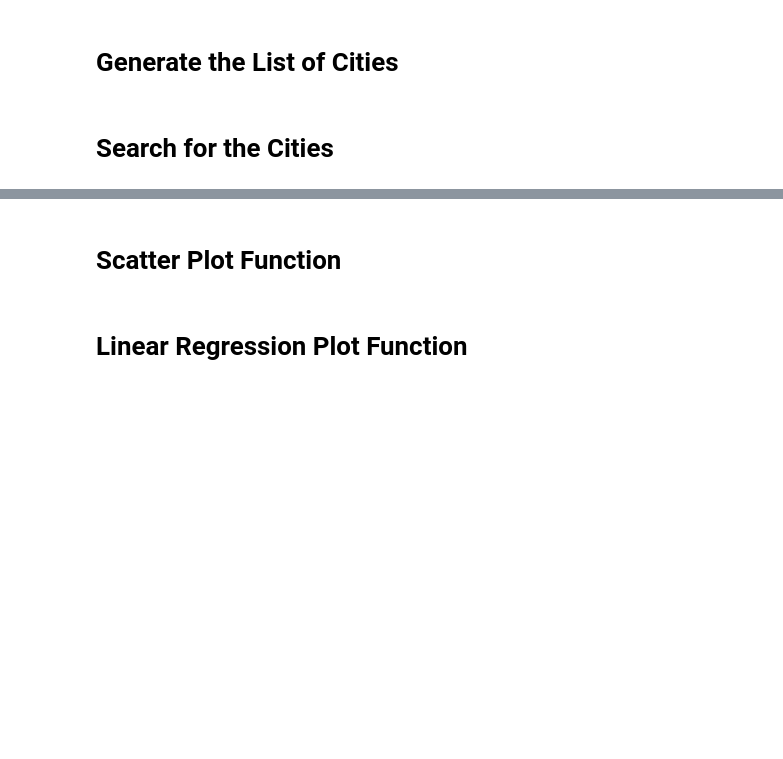
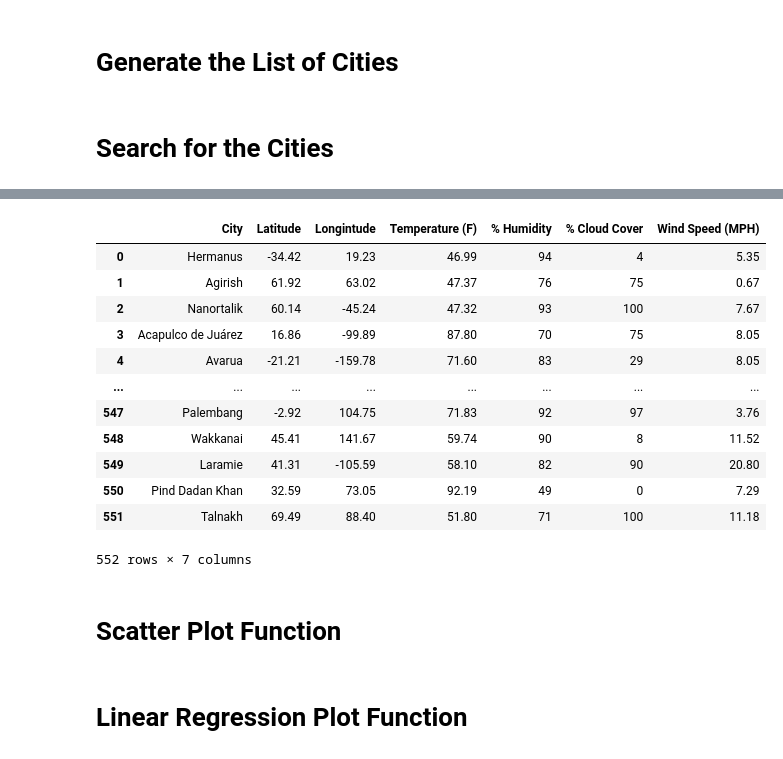
Before and after one commit to mpagerit/python-API-Challenge, a Jupyter notebook: WeatherPy/WeatherPy.ipynb, the cells around one changed output, grey strips where cells are left out. Saved outputs shown, nothing was run; the diff lists cells and outputs as text; code cells hidden in the pictures; blank space fills up the shorter version.

```diff
--- a/WeatherPy/WeatherPy.ipynb
+++ b/WeatherPy/WeatherPy.ipynb
@@ -22,7 +22,7 @@ from citipy import citipy
 # generate the list of coordinates used to find cities
 
 #set the desired number of cities
-num_cities = 10
+num_cities = 500
 
 #set the lists for latitude and longitude
 lat = []
@@ -30,7 +30,7 @@ lng = []
 
 #it is possible that duplicate coordinates may be generated, or unique coordinates may lead to duplicate cities.
 # this buffer will allow the dataset to drop duplicates while still generating enough coordinates for the search.
-coordinate_buffer = 5
+coordinate_buffer = 3
 
 lat = np.random.uniform(low=-90.000, high=90.000, size=num_cities*coordinate_buffer)
 lng = np.random.uniform(low=-180.000, high=180.000, size=num_cities*coordinate_buffer)
@@ -68,7 +59,6 @@ units = "imperial"
 # Build partial query URL
 query_url = f"{url}appid={api_key}&units={units}&q="
 # %%
-
 #save the following values for each city:
 # Temperature, % Humidity, % Cloudiness, Wind speed MPH
 cityList = []
@@ -78,6 +68,7 @@ cloud = []
 wind = []
 newlat = []
 newlong = []
+country = []
 count = 0
 
 # loop through each city
@@ -87,8 +78,8 @@ for city in cities:
     full_query = query_url + city
     response = requests.get(full_query)
     weather_data = response.json()
-    print(response.url)
-# check to see if the city is in the database. If not, move on to the next city in the list.
+
+    # check to see if the city is in the database. If not, move on to the next city in the list.
     try:
         # if there is a match, add the needed information to each list
         newlat.append(weather_data['coord']['lat'])
@@ -98,11 +89,17 @@ for city in cities:
         wind.append(weather_data['wind']['speed'])
         cloud.append(weather_data['clouds']['all'])
         cityList.append(weather_data['name'])
+        country.append(weather_data['sys']['country'])
+
+#         Update the counter
         count = count + 1
+
+#         Print the results
         print(f'{count}. {city} data has been saved.')
-#         if count == num_cities:
-#             break
-#     if there isn't a match, move on to the next city
+
+
     except:
-        print(f'{city} could not be found. Trying next city')
+        print(f'{city} could not be found.')
+
+    # delay the next query to avoid exceeding the API limits
     sleep(1)
@@ -109,17 +124,32 @@ for city in cities:
 # %%
 # #create a data frame from cities, temp, humid, cloud, and wind
 weatherInfoDict = {
     "City":cityList,
+#     "Country Code":country,
     "Latitude":newlat,
     "Longintude":newlong,
     "Temperature (F)":temp,
     "% Humidity":humid,
     "% Cloud Cover":cloud,
     "Wind Speed (MPH)":wind
 }
 
 weatherDF = pd.DataFrame(weatherInfoDict)
-weatherDF.head()
+weatherDF
+# %% [output]
+|  | City | Latitude | Longintude | Temperature (F) | % Humidity | % Cloud Cover | Wind Speed (MPH) |
+| 0 | Hermanus | -34.42 | 19.23 | 46.99 | 94 | 4 | 5.35 |
+| 1 | Agirish | 61.92 | 63.02 | 47.37 | 76 | 75 | 0.67 |
+| 2 | Nanortalik | 60.14 | -45.24 | 47.32 | 93 | 100 | 7.67 |
+| 3 | Acapulco de Juárez | 16.86 | -99.89 | 87.80 | 70 | 75 | 8.05 |
+| 4 | Avarua | -21.21 | -159.78 | 71.60 | 83 | 29 | 8.05 |
+| ... | ... | ... | ... | ... | ... | ... | ... |
+| 547 | Palembang | -2.92 | 104.75 | 71.83 | 92 | 97 | 3.76 |
+| 548 | Wakkanai | 45.41 | 141.67 | 59.74 | 90 | 8 | 11.52 |
+| 549 | Laramie | 41.31 | -105.59 | 58.10 | 82 | 90 | 20.80 |
+| 550 | Pind Dadan Khan | 32.59 | 73.05 | 92.19 | 49 | 0 | 7.29 |
+| 551 | Talnakh | 69.49 | 88.40 | 51.80 | 71 | 100 | 11.18 |
+552 rows × 7 columns
 # %% [markdown]
 # Scatter Plot Function
 # %%
```
Also changed, not shown: parts of 18 cells of this notebook, 15 other files.
